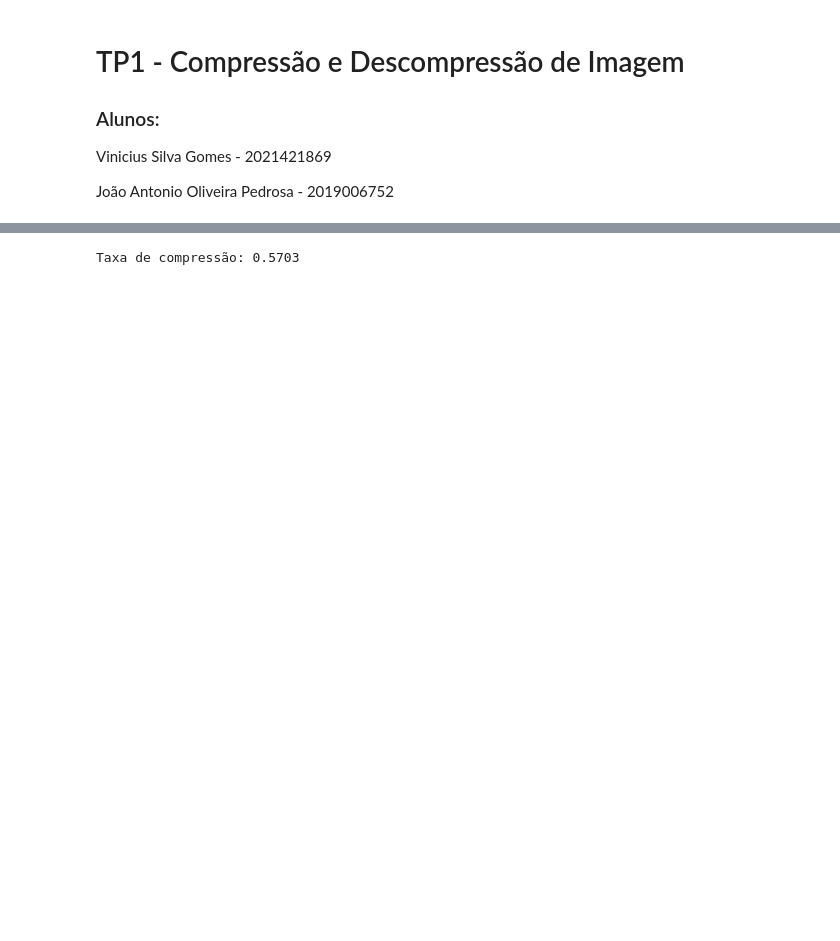
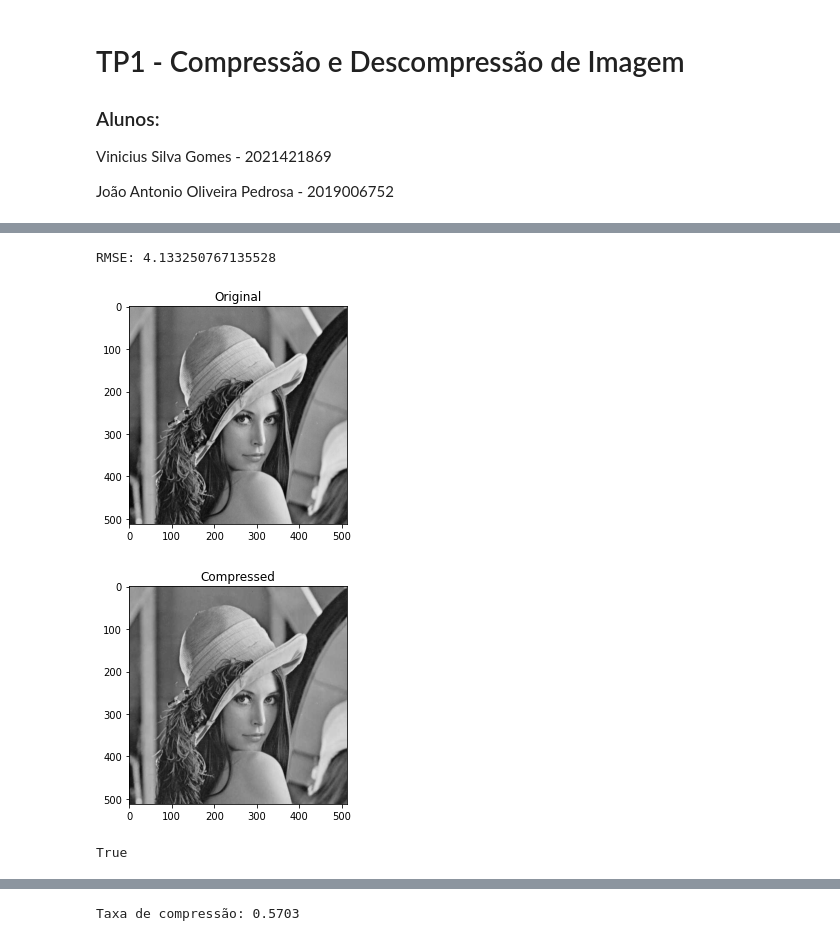
Before and after one commit to vinisilvag/dcc030-compressao-de-imagem, a Jupyter notebook: TP1 - Compressão e Descompressão de Imagem.ipynb, the cells around one changed output, grey strips where cells are left out. Drawn from its saved outputs; the diff is of its cells as text; code cells hidden in the pictures; blank space fills up the shorter version.

Commit message:
DCT and Quantization done

```diff
--- a/TP1 - Compressão e Descompressão de Imagem.ipynb
+++ b/TP1 - Compressão e Descompressão de Imagem.ipynb
@@ -73,0 +75,23 @@ plt.imshow(padded, cmap="gray")
+# %%
+# Function that receives a SQ x SQ block and applies DCT Transform + Quantization
+def apply_dct(image):
+    image -= 128
+    image =  image.astype(float)
+    return cv2.dct(image)
+
+def apply_idct(image):
+    image =  image.astype(float)
+    image = cv2.idct(image)
+    image += 128
+    return image
+
+def simplify(block):
+    local_dct        = apply_dct(block)
+    local_quant      = local_dct / quant_matrix
+    local_quant      = local_quant.round()
+    # Huffman Encoding
+    # Aqui a gente salva!
+    # Huffman Decoding
+    local_simplified = apply_idct(local_quant * quant_matrix)
+
+    return local_simplified
@@ -74,3 +109,26 @@ plt.imshow(padded, cmap="gray")
+# %%
+# Iterating
+dct_full = np.zeros(padded.shape)
+for l in range(0, lin, SQ):
+    for c in range(0, col, SQ):
+        dct_full[l:l+SQ, c:c+SQ] = simplify(padded[l:l+SQ, c:c+SQ].copy())
+
+plt.title("Original")
+plt.imshow(padded, cmap="gray",)
+plt.figure()
+plt.title("Compressed")
+plt.imshow(dct_full, cmap="gray")
+print("RMSE:", rmse(padded, dct_full))
+# %% [output]
+RMSE: 4.133250767135528
+[figure, added]
+[figure, added]
+# %%
+# Saving
+cv2.imwrite("results/original.png", padded)
+cv2.imwrite("results/compressed.png", dct_full)
+# %% [output]
+True
 # %%
 # Histograma com os níveis de cinza da imagem
 
```
Also changed, not shown: parts of 7 cells of this notebook, 5 other files.
